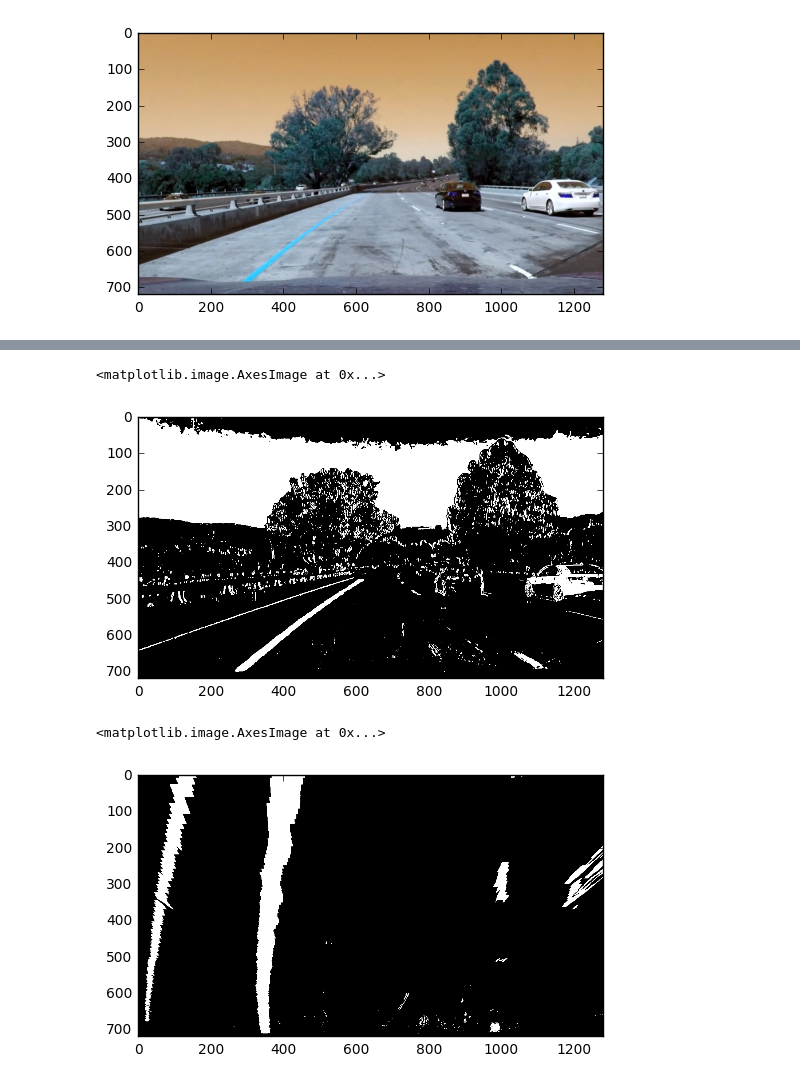
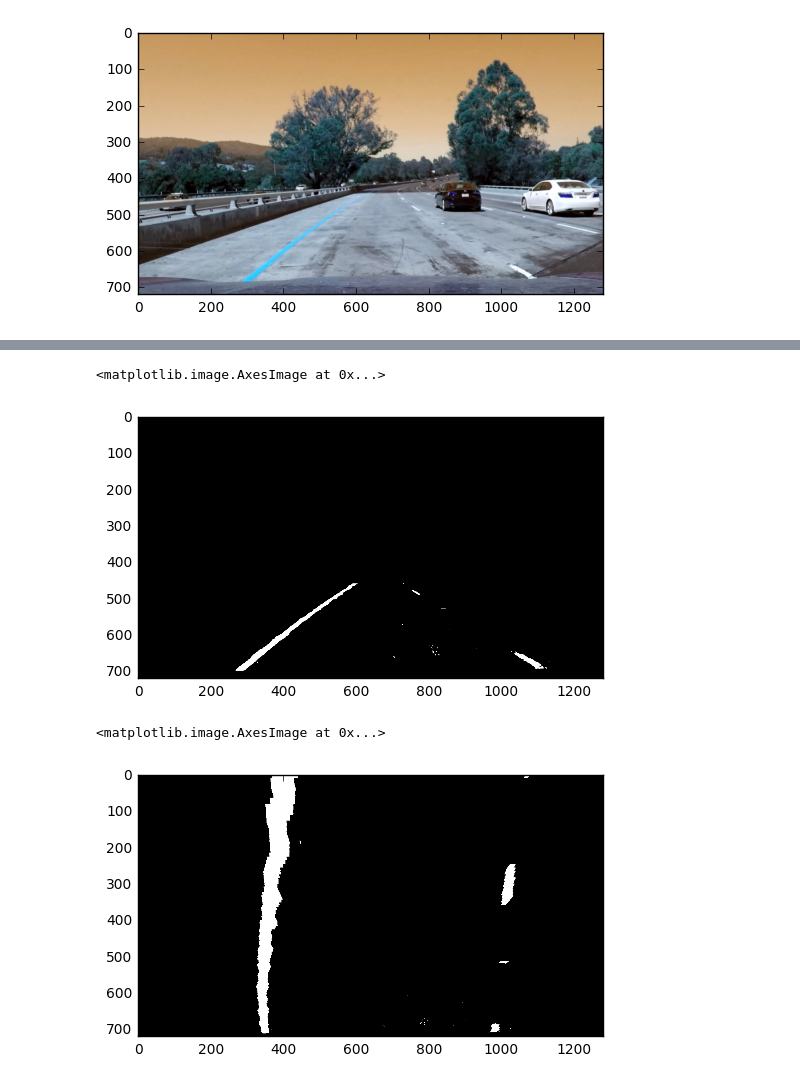
Before and after one commit to alpernkanli/CarND-Advanced-Lane-Lines, a Jupyter notebook: Explore-2.ipynb, the cells around one changed output, grey strips where cells are left out. Cells and saved outputs as stored; diff of their text form; code cells hidden in the pictures.

```diff
--- a/Explore-2.ipynb
+++ b/Explore-2.ipynb
@@ -97,12 +98,14 @@ plt.imshow(image[:,:,0], cmap='gray')
 # %%
 s = undistort(hls_image[:,:,2], mtx, dist)
 r = undistort(image[:,:,2], mtx, dist)
+u = undistort(yuv_image[:,:,1], mtx, dist)
 
-s_binary = color_thresh(s, (100, 255))
-r_binary = color_thresh(r, (100, 255))
+s_binary = color_thresh(s, (200, 255))
+u_binary = color_thresh(r, (220, 255))
 
 sr_combined = np.zeros_like(s_binary)
-sr_combined[(s_binary == 1) & (r_binary == 1)] = 1
+sr_combined[(s_binary == 1) | (u_binary == 1)] = 1
+
 plt.imshow(sr_combined, cmap='gray')
 # %% [output]
 <matplotlib.image.AxesImage at 0x...>
@@ -123,5 +113,5 @@ plt.imshow(dir_binary, cmap='gray')
 # %%
-x_binary = abs_sobel_thresh(r, 'x', 3, (30, 150))
+x_binary = abs_sobel_thresh(r, 'x', 3, (50, 160))
 plt.imshow(x_binary, cmap='gray')
 # %% [output]
 <matplotlib.image.AxesImage at 0x...>
@@ -136,7 +119,13 @@ plt.imshow(combined_grad, cmap='gray')
 # %%
 combined_all = np.zeros_like(sr_combined)
 combined_all[(sr_combined == 1) | (x_binary == 1)] = 1
+
+vertices = np.array([[(570, 460), (200, 720), (1240, 720), (760, 460)]])
+mask = np.zeros_like(combined_all)
+cv2.fillPoly(mask, vertices, 255)
+combined_all = cv2.bitwise_and(combined_all, mask)
+
 plt.imshow(combined_all, cmap='gray')
 # %% [output]
 <matplotlib.image.AxesImage at 0x...>
-[figure, old version]
+[figure, new version]
@@ -147,10 +132,10 @@ vertices = np.array([[(630, 420), (150, 720), (1180, 720), (750, 420)]], dtype=n
 # %%
-source_points = np.float32([[578, 460], [210, 720], [1128, 720], [710, 460]])
+source_points = np.float32([[579, 460], [210, 720], [1128, 720], [706, 460]])
 destination_points = np.float32([[320, 0], [320, 720], [960, 720], [960, 0]])
 
-warped, _ = perspective_transform(combined_all, source_points, destination_points)
+warped, Minv = perspective_transform(combined_all, source_points, destination_points)
 plt.imshow(warped, cmap='gray')
 # %% [output]
 <matplotlib.image.AxesImage at 0x...>
-[figure, old version]
+[figure, new version]
 # %%
```
Also changed, not shown: parts of 22 cells of this notebook, 1 other file.
